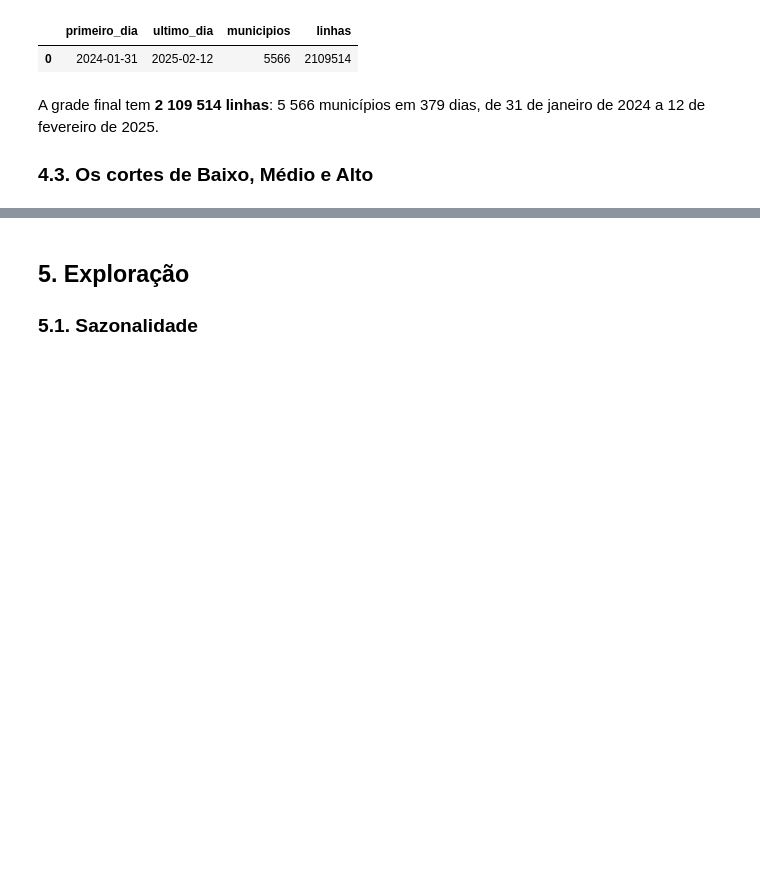
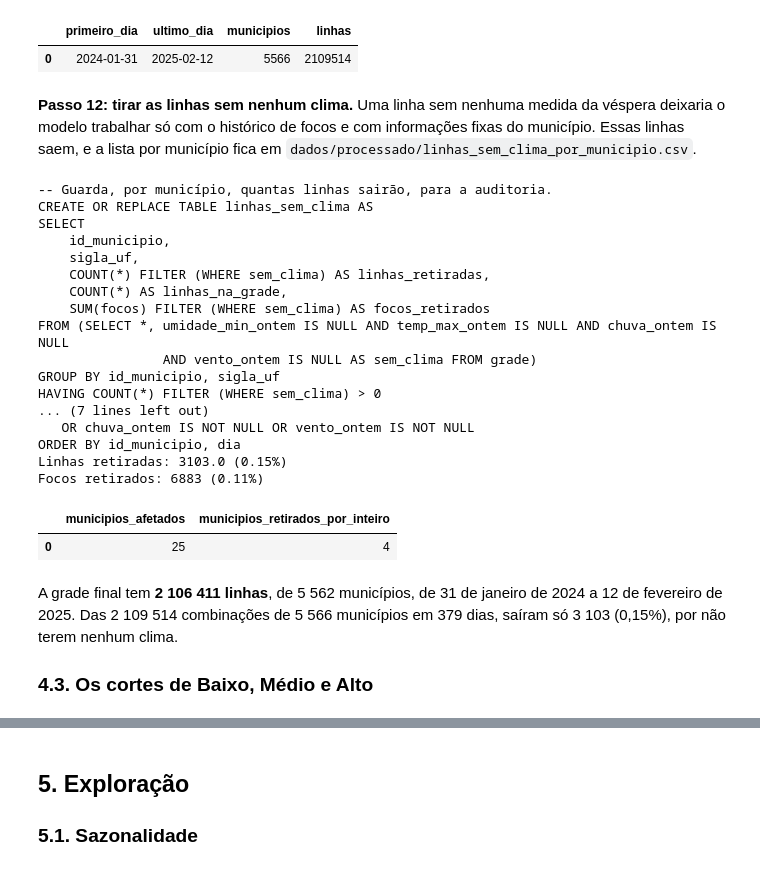
Before and after one commit to heliogil/risco-incendio-municipio, a Jupyter notebook: 01_eda.ipynb, the cells around one changed output, grey strips where cells are left out. Drawn from its saved outputs; the diff is of its cells as text; code cells hidden in the pictures; blank space fills up the shorter version.

```diff
--- a/01_eda.ipynb
+++ b/01_eda.ipynb
@@ -634,9 +643,42 @@ WHERE dia_da_serie > 30                 -- só a partir do 31º dia da série
 ORDER BY id_municipio, dia
 |  | primeiro_dia | ultimo_dia | municipios | linhas |
 | 0 | 2024-01-31 | 2025-02-12 | 5566 | 2109514 |
+# %% [markdown]
+**Passo 12: tirar as linhas sem nenhum clima.** Uma linha sem nenhuma medida da véspera deixaria o modelo
+trabalhar só com o histórico de focos e com informações fixas do município. Essas linhas saem, e a lista por município fica
+em `dados/processado/linhas_sem_clima_por_municipio.csv`.
+# %%
+antes = q('SELECT count(*) AS linhas, sum(focos) AS focos FROM grade').iloc[0]
+print(cb.remover_sem_clima(con))
+depois = q('SELECT count(*) AS linhas, count(DISTINCT id_municipio) AS municipios, sum(focos) AS focos FROM grade').iloc[0]
+print(f"Linhas retiradas: {antes['linhas'] - depois['linhas']} ({1 - depois['linhas'] / antes['linhas']:.2%})")
+print(f"Focos retirados: {antes['focos'] - depois['focos']:.0f} ({1 - depois['focos'] / antes['focos']:.2%})")
+q('''SELECT count(*) AS municipios_afetados,
+    count(*) FILTER (WHERE linhas_retiradas = linhas_na_grade) AS municipios_retirados_por_inteiro
+    FROM linhas_sem_clima''')
+# %% [output]
+-- Guarda, por município, quantas linhas sairão, para a auditoria.
+CREATE OR REPLACE TABLE linhas_sem_clima AS
+SELECT
+    id_municipio,
+    sigla_uf,
+    COUNT(*) FILTER (WHERE sem_clima) AS linhas_retiradas,
+    COUNT(*) AS linhas_na_grade,
+    SUM(focos) FILTER (WHERE sem_clima) AS focos_retirados
+FROM (SELECT *, umidade_min_ontem IS NULL AND temp_max_ontem IS NULL AND chuva_ontem IS NULL
+                AND vento_ontem IS NULL AS sem_clima FROM grade)
+GROUP BY id_municipio, sigla_uf
+HAVING COUNT(*) FILTER (WHERE sem_clima) > 0
+... (7 lines left out)
+   OR chuva_ontem IS NOT NULL OR vento_ontem IS NOT NULL
+ORDER BY id_municipio, dia
+Linhas retiradas: 3103.0 (0.15%)
+Focos retirados: 6883 (0.11%)
+|  | municipios_afetados | municipios_retirados_por_inteiro |
+| 0 | 25 | 4 |
 # %% [markdown]
-A grade final tem **2 109 514 linhas**: 5 566 municípios em 379 dias, de 31 de janeiro de 2024 a 12 de
-fevereiro de 2025.
+A grade final tem **2 106 411 linhas**, de 5 562 municípios, de 31 de janeiro de 2024 a 12 de fevereiro de 2025. Das
+2 109 514 combinações de 5 566 municípios em 379 dias, saíram só 3 103 (0,15%), por não terem nenhum clima.
 
 ### 4.3. Os cortes de Baixo, Médio e Alto
 # %%
```
Also changed, not shown: parts of 33 cells of this notebook, 5 other files.
